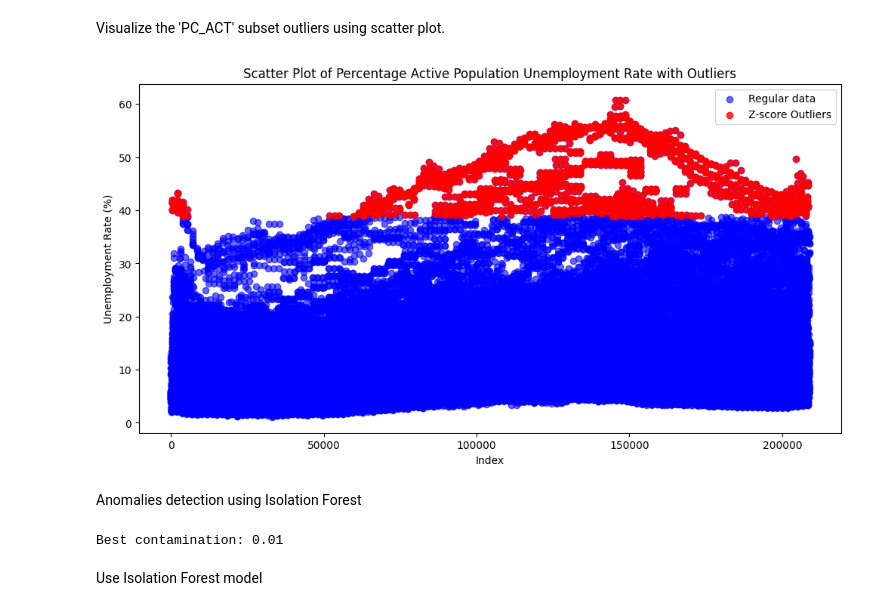
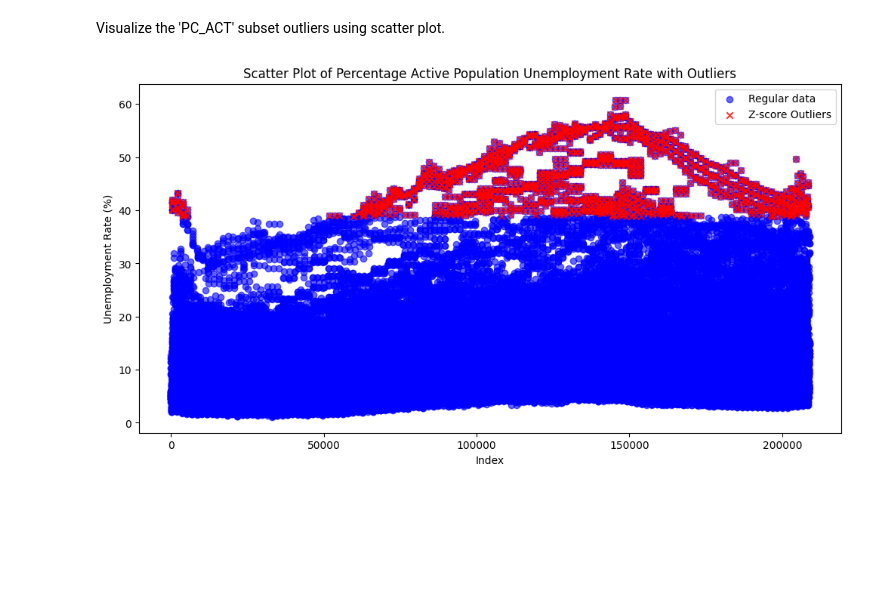
Before and after one commit to valzagrainca/Analysis-of-unemployment-in-EU-countries, a Jupyter notebook: unemployment.ipynb, the cells around one changed output. Cells and saved outputs as stored; diff of their text form; code cells hidden in the pictures; blank space fills up the shorter version.

Commit message:
Remove the isolation forest method

```diff
--- a/unemployment.ipynb
+++ b/unemployment.ipynb
@@ -356,25 +354,12 @@ Visualize the 'PC_ACT' subset outliers using scatter plot.
 # %%
 plt.figure(figsize=(12, 6))
 plt.scatter(ts_df_pct.index, ts_df_pct['UNEMPLOYMENT_RATE'], color='blue', label='Regular data', alpha=0.6)
-# Highlight the outliers
-plt.scatter(outliers_pct_z.index, outliers_pct_z['UNEMPLOYMENT_RATE'], color='red', label='Z-score Outliers', alpha=0.8)
+plt.scatter(outliers_pct_z.index, outliers_pct_z['UNEMPLOYMENT_RATE'], color='red', label='Z-score Outliers', alpha=0.8, marker='x')
+
 plt.title("Scatter Plot of Percentage Active Population Unemployment Rate with Outliers")
 plt.xlabel("Index")
 plt.ylabel("Unemployment Rate (%)")
 plt.legend()
 plt.show()
 # %% [output]
-[figure, old version]
+[figure, new version]
-# %% [markdown]
-Anomalies detection using Isolation Forest
-# %%
-param_grid = {'contamination': [0.01, 0.05, 0.1, 0.2]}
-iso_forest = IsolationForest()
-grid_search = GridSearchCV(iso_forest, param_grid, scoring='roc_auc')
-grid_search.fit(ts_df_pct[['UNEMPLOYMENT_RATE']])
-
-print("Best contamination:", grid_search.best_params_['contamination'])
-# %% [output]
-Best contamination: 0.01
-# %% [markdown]
-Use Isolation Forest model
```
Also changed, not shown: parts of 5 cells of this notebook.
